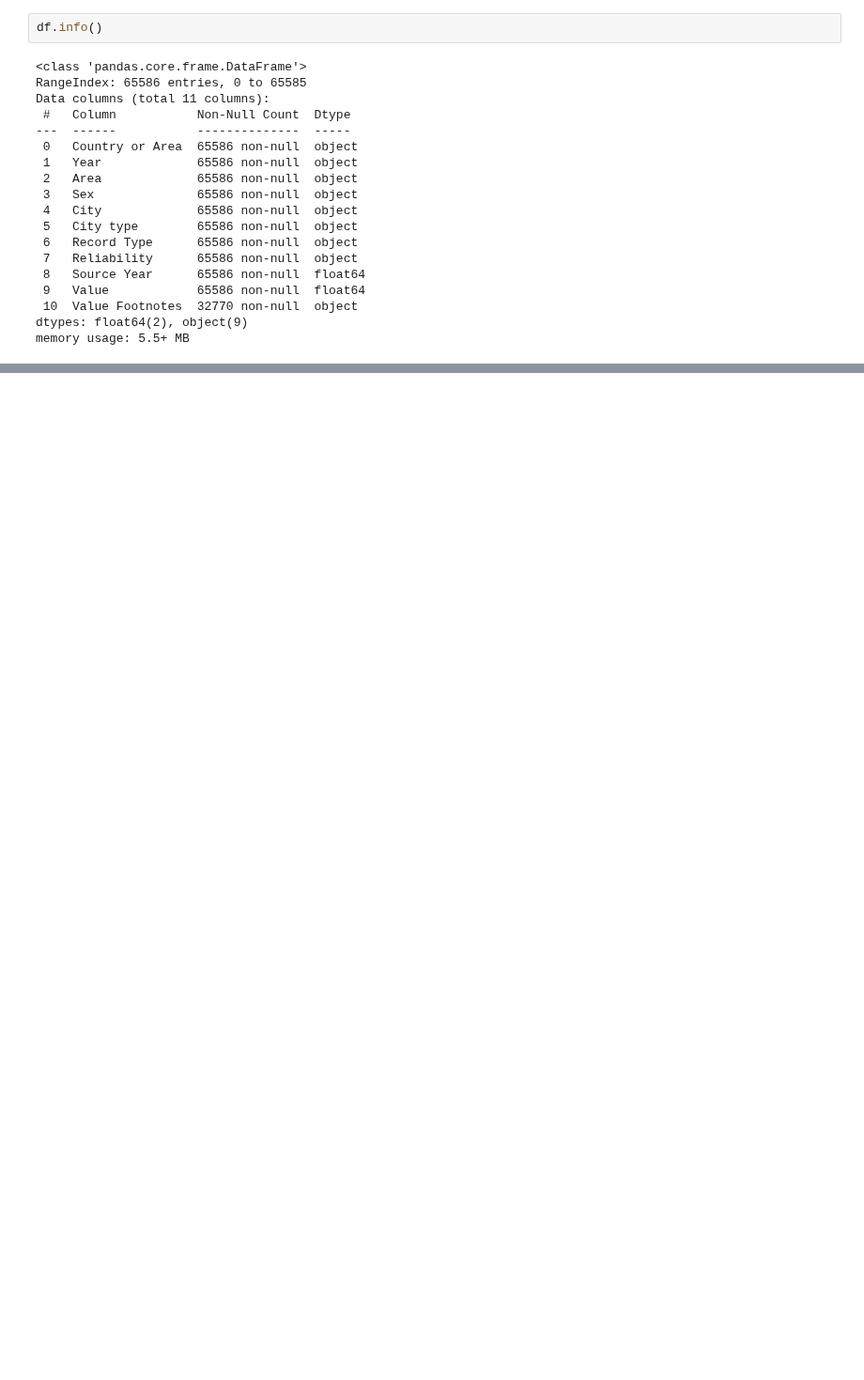
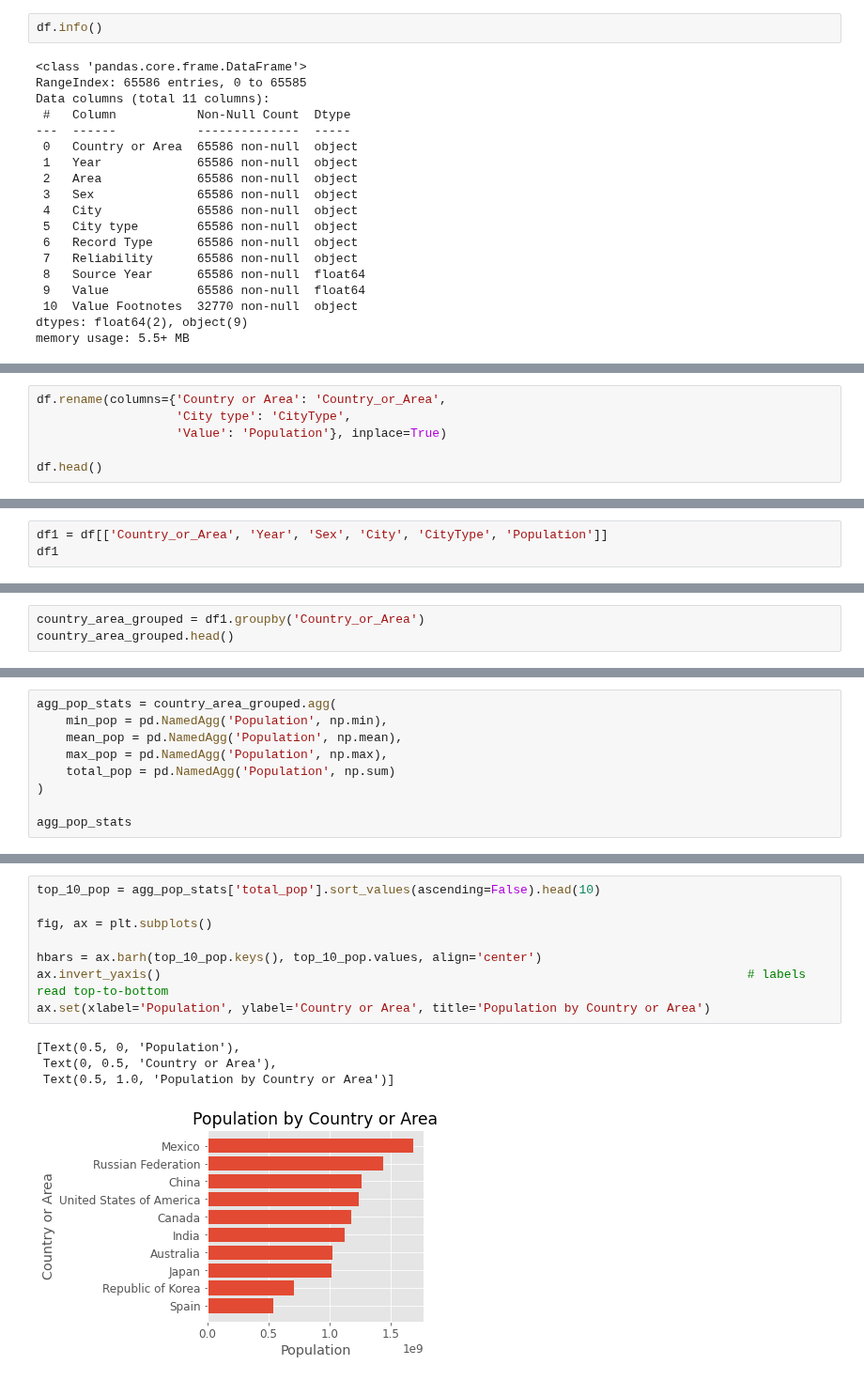
Before and after one commit to eldrigeampong/Data-Science, a Jupyter notebook: UN/Demographic Statistics Database/proj1.ipynb, the cells around one changed output, grey strips where cells are left out. Shown at 94% size. Cells and saved outputs as stored; diff of their text form; blank space fills up the shorter version.

```diff
--- a/UN/Demographic Statistics Database/proj1.ipynb
+++ b/UN/Demographic Statistics Database/proj1.ipynb
@@ -561,0 +71,6 @@ cnt_area_grp.get_group('Barbados')
+# %%
+df.rename(columns={'Country or Area': 'Country_or_Area',
+                   'City type': 'CityType',
+                   'Value': 'Population'}, inplace=True)
+
+df.head()
@@ -561,0 +84,3 @@ cnt_area_grp.get_group('Barbados')
+# %%
+df1 = df[['Country_or_Area', 'Year', 'Sex', 'City', 'CityType', 'Population']]
+df1
@@ -561,0 +201,3 @@ cnt_area_grp.get_group('Barbados')
+# %%
+country_area_grouped = df1.groupby('Country_or_Area')
+country_area_grouped.head()
@@ -561,0 +220,9 @@ cnt_area_grp.get_group('Barbados')
+# %%
+agg_pop_stats = country_area_grouped.agg(
+    min_pop = pd.NamedAgg('Population', np.min),
+    mean_pop = pd.NamedAgg('Population', np.mean),
+    max_pop = pd.NamedAgg('Population', np.max),
+    total_pop = pd.NamedAgg('Population', np.sum)
+)
+
+agg_pop_stats
@@ -561,0 +259,13 @@ cnt_area_grp.get_group('Barbados')
+# %%
+top_10_pop = agg_pop_stats['total_pop'].sort_values(ascending=False).head(10)
+
+fig, ax = plt.subplots()
+
+hbars = ax.barh(top_10_pop.keys(), top_10_pop.values, align='center')
+ax.invert_yaxis()                                                                                # labels read top-to-bottom
+ax.set(xlabel='Population', ylabel='Country or Area', title='Population by Country or Area')
+# %% [output]
+[Text(0.5, 0, 'Population'),
+ Text(0, 0.5, 'Country or Area'),
+ Text(0.5, 1.0, 'Population by Country or Area')]
+[figure, added]
```
Also changed, not shown: parts of 72 cells of this notebook, 1 other file.
